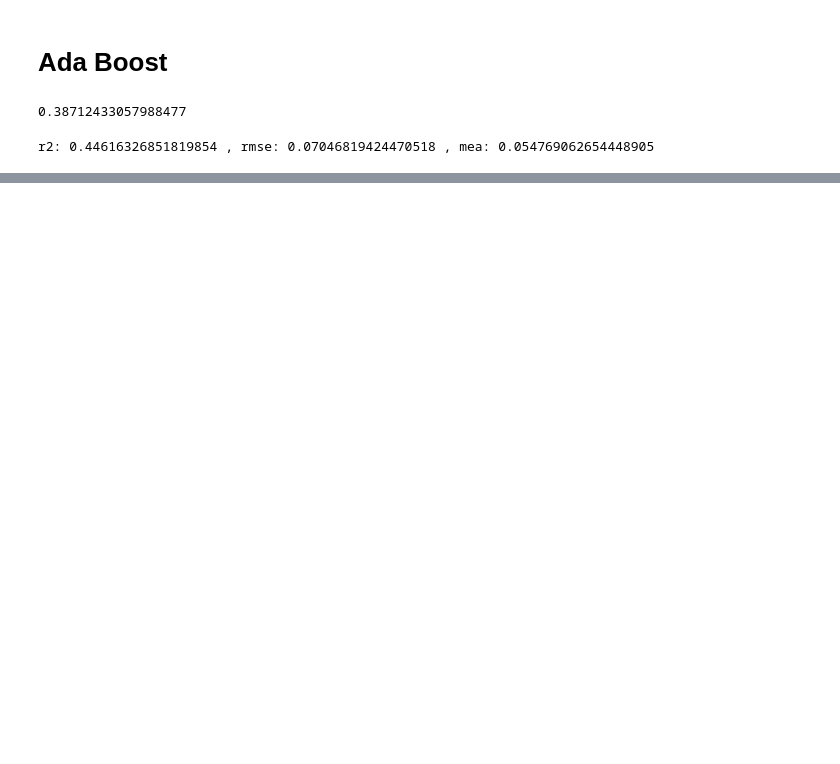
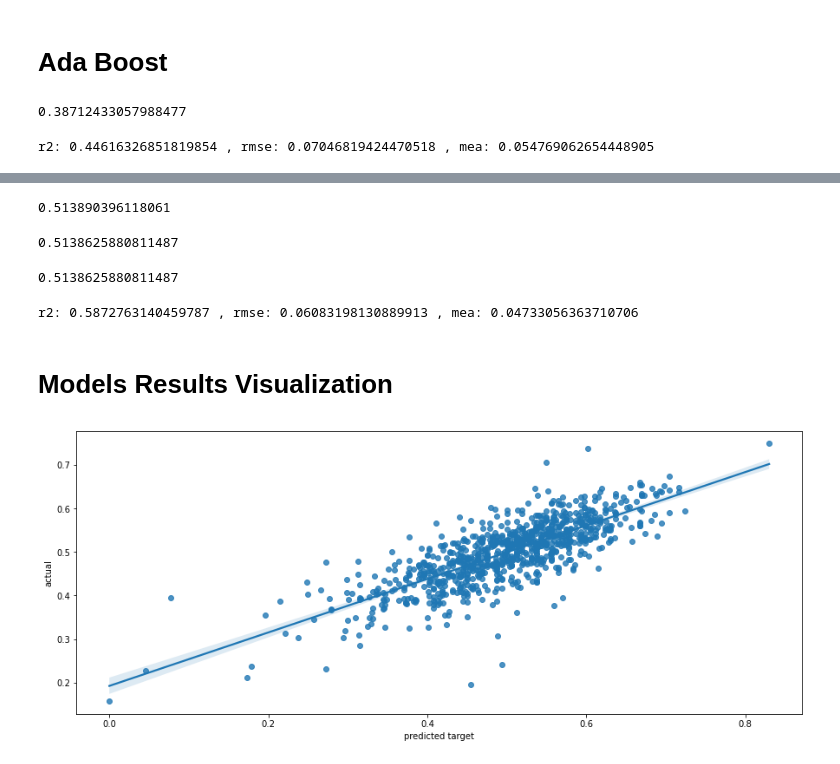
Before and after one commit to ShaliniR8/lahman-mlb, a Jupyter notebook: Models.ipynb, the cells around one changed output, grey strips where cells are left out. Drawn from its saved outputs; the diff is of its cells as text; code cells hidden in the pictures; blank space fills up the shorter version.

```diff
--- a/Models.ipynb
+++ b/Models.ipynb
@@ -103,0 +128,7 @@ r2: 0.5637910204924319 , rmse: 0.06253880317006125 , mea: 0.04619407763781516
+# %%
+br.fit(X_train_, y_train)
+pred = br.predict(X_test_)
+r2 = metrics.r2_score(y_test, pred)
+rmse = metrics.mean_squared_error(y_test, pred, squared=False)
+mea = metrics.mean_absolute_error(y_test, pred)
+print('r2:' , r2, ', rmse:', rmse, ', mea:', mea)
@@ -111,4 +144,0 @@ cross_validate(sgd, X_train_, y_train, cv=5, scoring='r2')['test_score'].mean()
-# %%
-sgd.fit(X_train_, y_train)
-pred = sgd.predict(X_test_)
-metrics.r2_score(y_test, pred)
@@ -134,0 +175,3 @@ r2: 0.5986783803092339 , rmse: 0.05998581215263861 , mea: 0.04608202122445602
+# %%
+gbr = GradientBoostingRegressor(learning_rate = 0.15 , subsample = 0.9, min_samples_leaf = 39, random_state=0)
+cross_validate(gbr, X_train_, y_train, cv=5, scoring='r2')['test_score'].mean()
@@ -134,0 +180,7 @@ r2: 0.5986783803092339 , rmse: 0.05998581215263861 , mea: 0.04608202122445602
+# %%
+gbr.fit(X_train_, y_train)
+pred_gbr = gbr.predict(X_test_)
+r2 = metrics.r2_score(y_test, pred_gbr)
+rmse = metrics.mean_squared_error(y_test, pred_gbr, squared=False)
+mea = metrics.mean_absolute_error(y_test, pred_gbr)
+print('r2:' , r2, ', rmse:', rmse, ', mea:', mea)
@@ -150,0 +238,39 @@ r2: 0.44616326851819854 , rmse: 0.07046819424470518 , mea: 0.054769062654448905
+# %%
+rfr = RandomForestRegressor(n_estimators=400, max_depth = 100, random_state=0)
+cross_validate(rfr, X_train_, y_train, cv=5, scoring='r2')['test_score'].mean()
+# %% [output]
+0.513890396118061
+# %%
+rfr = RandomForestRegressor(n_estimators=300, max_depth = 100, random_state=0)
+cross_validate(rfr, X_train_, y_train, cv=5, scoring='r2')['test_score'].mean()
+# %% [output]
+0.5138625880811487
+# %%
+rfr = RandomForestRegressor(n_estimators=300, max_depth = 100, random_state=0)
+cross_validate(rfr, X_train_, y_train, cv=5, scoring='r2')['test_score'].mean()
+# %% [output]
+0.5138625880811487
+# %%
+rfr.fit(X_train_, y_train)
+pred = rfr.predict(X_test_)
+r2 = metrics.r2_score(y_test, pred)
+rmse = metrics.mean_squared_error(y_test, pred, squared=False)
+mea = metrics.mean_absolute_error(y_test, pred)
+print('r2:' , r2, ', rmse:', rmse, ', mea:', mea)
+# %% [output]
+r2: 0.5872763140459787 , rmse: 0.06083198130889913 , mea: 0.04733056363710706
+# %% [markdown]
+# Models Results Visualization
+# %%
+#@title predicted vs actual
+
+import seaborn as sns
+import matplotlib.pyplot as plt
+
+plt.figure(figsize=(15, 6))
+sns.regplot(x = y_test, y = pred_gbr)
+plt.xlabel('predicted target')
+plt.ylabel('actual')
+plt.show()
+# %% [output]
+[figure, added]
```
Also changed, not shown: parts of 29 cells of this notebook.
